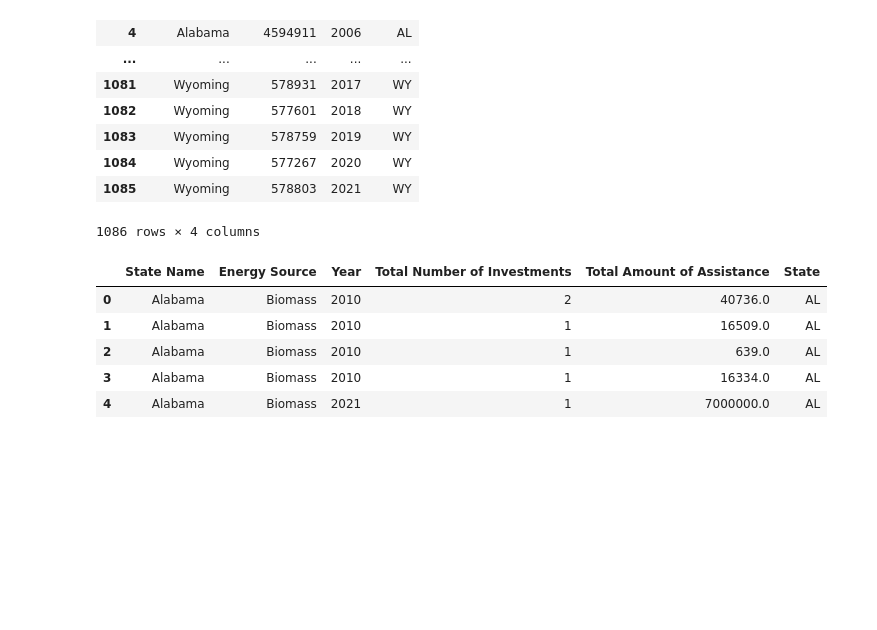
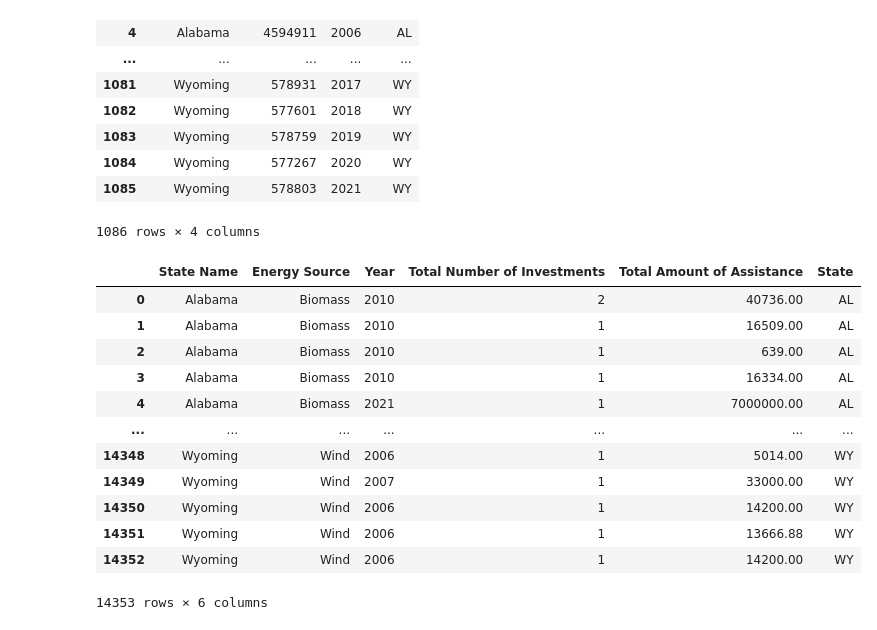
Before and after one commit to jrangel100/Project1, a Jupyter notebook: nrg_project_data.ipynb, the cells around one changed output. Saved outputs shown, nothing was run; the diff lists cells and outputs as text; code cells hidden in the pictures; blank space fills up the shorter version.

```diff
--- a/nrg_project_data.ipynb
+++ b/nrg_project_data.ipynb
@@ -379,19 +379,25 @@ cleaned_census_df
 | 1085 | Wyoming | 578803 | 2021 | WY |
 1086 rows × 4 columns
 # %%
-#Get all Energy sources grouped into States instead of county
 invest_df = inv_df.drop(columns=['County','Agency','Program Name','Congressional District','Zip Code','Description'])
 
 #Getting all of the data for each year under each state
-invest_df.groupby(['State Name', 'Year', 'Energy Source'])
-invest_df.head()
+invest_df.groupby(['State', 'Year', 'Energy Source'], as_index=False).agg('sum')
+invest_df
 # %% [output]
 |  | State Name | Energy Source | Year | Total Number of Investments | Total Amount of Assistance | State |
-| 0 | Alabama | Biomass | 2010 | 2 | 40736.0 | AL |
-| 1 | Alabama | Biomass | 2010 | 1 | 16509.0 | AL |
-| 2 | Alabama | Biomass | 2010 | 1 | 639.0 | AL |
-| 3 | Alabama | Biomass | 2010 | 1 | 16334.0 | AL |
-| 4 | Alabama | Biomass | 2021 | 1 | 7000000.0 | AL |
+| 0 | Alabama | Biomass | 2010 | 2 | 40736.00 | AL |
+| 1 | Alabama | Biomass | 2010 | 1 | 16509.00 | AL |
+| 2 | Alabama | Biomass | 2010 | 1 | 639.00 | AL |
+| 3 | Alabama | Biomass | 2010 | 1 | 16334.00 | AL |
+| 4 | Alabama | Biomass | 2021 | 1 | 7000000.00 | AL |
+| ... | ... | ... | ... | ... | ... | ... |
+| 14348 | Wyoming | Wind | 2006 | 1 | 5014.00 | WY |
+| 14349 | Wyoming | Wind | 2007 | 1 | 33000.00 | WY |
+| 14350 | Wyoming | Wind | 2006 | 1 | 14200.00 | WY |
+| 14351 | Wyoming | Wind | 2006 | 1 | 13666.88 | WY |
+| 14352 | Wyoming | Wind | 2006 | 1 | 14200.00 | WY |
+14353 rows × 6 columns
 # %%
 #Aggregating the total amount of investment throughout the entire 2 decades by each State and Energy Source
 
```
Also changed, not shown: parts of 31 cells of this notebook.
